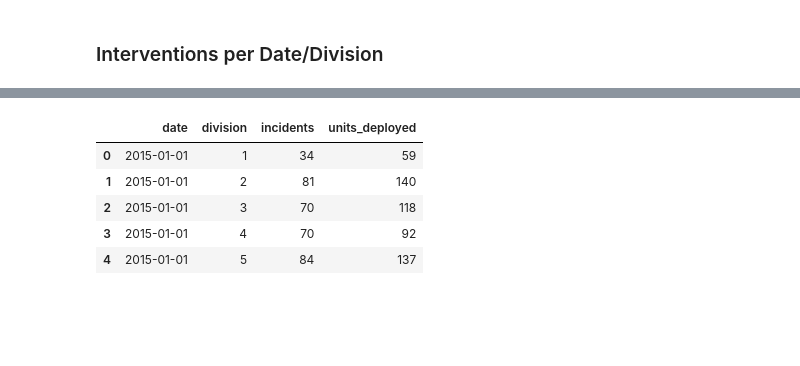
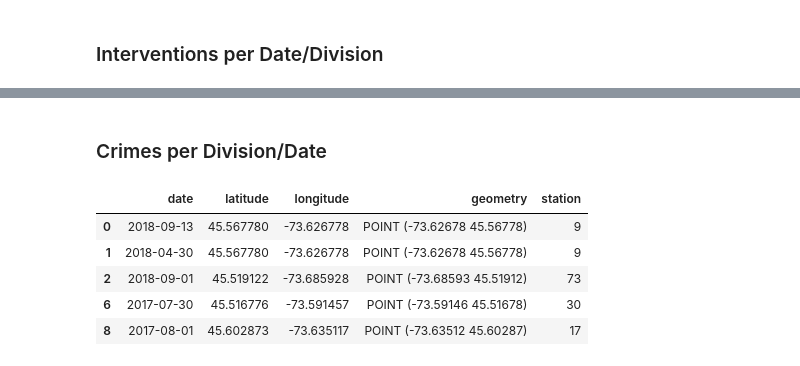
Before and after one commit to naderghanbari/mcgill-capstone, a Jupyter notebook: mcgill_capstone.ipynb, the cells around one changed output, grey strips where cells are left out. Drawn from its saved outputs; the diff is of its cells as text; code cells hidden in the pictures; blank space fills up the shorter version.

```diff
--- a/mcgill_capstone.ipynb
+++ b/mcgill_capstone.ipynb
@@ -288,10 +312,4 @@ interventions_with_division.head()
 # %%
-# Function to group by a dataframe by date and division columns
-def group_by_date_division(df, agg_cols):
-  group_calls = ["date", "division"]
-  all = group_calls + agg_cols
-  return df[all].groupby(group_calls).sum().reset_index()
-
 # Aggregate number of incidents and units deployed per date/division
 # SELECT incident_date, division, SUM(units_deployed), COUNT(incidents) FROM interventions GROUP BY incident_date, division
 
@@ -300,16 +318,11 @@ incidents_date_division = group_by_date_division(
   ["incidents","units_deployed"],
 )
 incidents_date_division.head()
-# %% [output]
-|  | date | division | incidents | units_deployed |
-| 0 | 2015-01-01 | 1 | 34 | 59 |
-| 1 | 2015-01-01 | 2 | 81 | 140 |
-| 2 | 2015-01-01 | 3 | 70 | 118 |
-| 3 | 2015-01-01 | 4 | 70 | 92 |
-| 4 | 2015-01-01 | 5 | 84 | 137 |
 # %%
 # Assert that the number of incidents is still the same as before aggregation
 assert(incidents_date_division.incidents.sum() == interventions_with_division.incidents.sum())
 
 # Assert that the number of unitis is still the same as before aggregation
 assert(incidents_date_division.units_deployed.sum() == interventions_with_division.units_deployed.sum())
+# %% [markdown]
+### Crimes per Division/Date
@@ -315,0 +336,12 @@ assert(incidents_date_division.units_deployed.sum() == interventions_with_divisi
+# %%
+# Find the closest station to each crime
+# This step takes a long time to run (about 3 minutes)
+crimes['station'] = crimes.apply(lambda row: closest_fire_station(row.geometry), axis=1)
+crimes.head()
+# %% [output]
+|  | date | latitude | longitude | geometry | station |
+| 0 | 2018-09-13 | 45.567780 | -73.626778 | POINT (-73.62678 45.56778) | 9 |
+| 1 | 2018-04-30 | 45.567780 | -73.626778 | POINT (-73.62678 45.56778) | 9 |
+| 2 | 2018-09-01 | 45.519122 | -73.685928 | POINT (-73.68593 45.51912) | 73 |
+| 6 | 2017-07-30 | 45.516776 | -73.591457 | POINT (-73.59146 45.51678) | 30 |
+| 8 | 2017-08-01 | 45.602873 | -73.635117 | POINT (-73.63512 45.60287) | 17 |
```
Also changed, not shown: parts of 13 cells of this notebook.
